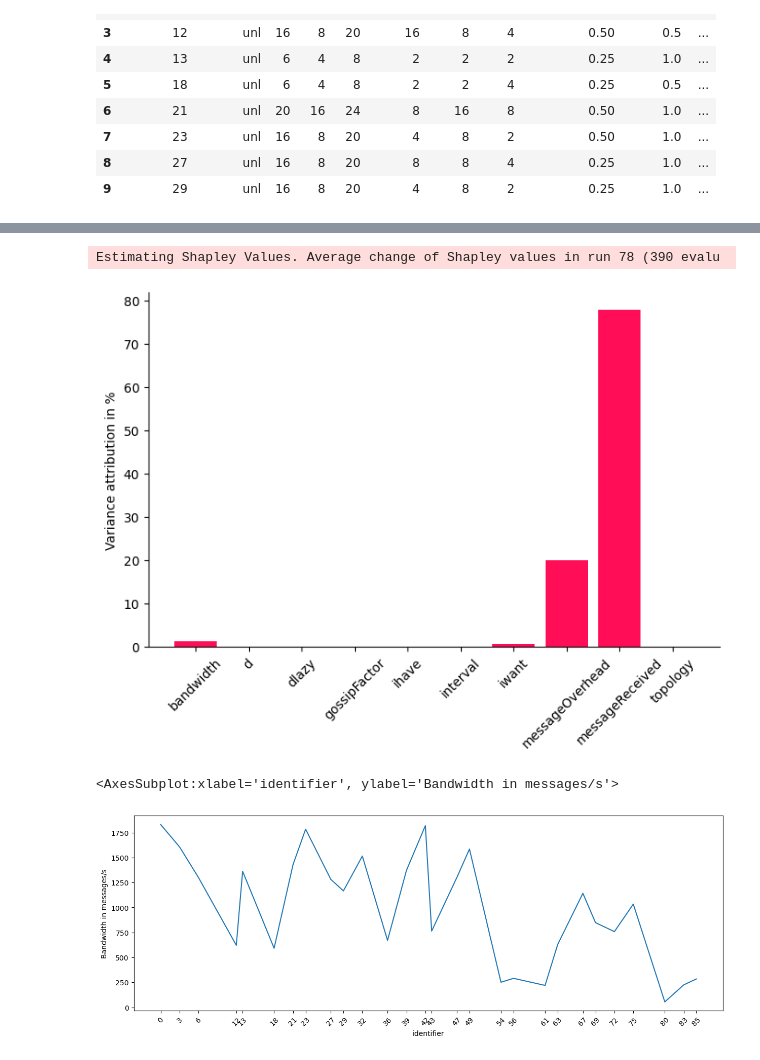
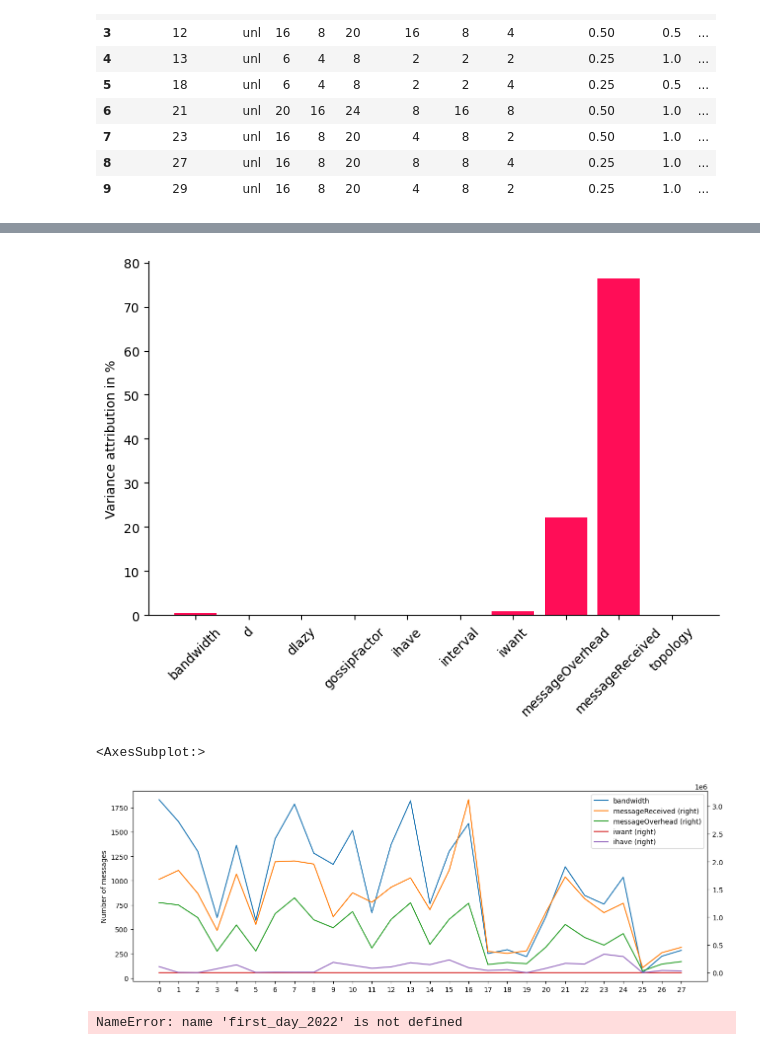
Before and after one commit to FlavScheidt/flexi-pipe, a Jupyter notebook: data/CausalAnalysis/Model1.ipynb, the cells around one changed output, grey strips where cells are left out. Saved outputs shown, nothing was run; the diff lists cells and outputs as text; code cells hidden in the pictures.

Commit message:
Comparison graphs for bandwidth

```diff
--- a/data/CausalAnalysis/Model1.ipynb
+++ b/data/CausalAnalysis/Model1.ipynb
@@ -177,7 +177,7 @@ df2.head(10)
 # %%
 # Merge events and measured data
 consolidated = df2.merge(events, on='identifier')
-consolidated = consolidated.set_index('identifier')
+# consolidated = consolidated.set_index('identifier')
 
 consolidated.head(100)
 # %% [output]
@@ -243,11 +241,22 @@ iccs = gcm.intrinsic_causal_influence(scm, target_node='bandwidth', num_samples_
 
 bar_plot(convert_to_percentage(iccs), ylabel='Variance attribution in %')
 # %% [output]
-Estimating Shapley Values. Average change of Shapley values in run 78 (390 evalu
-[figure, old version]
+[figure, new version]
 # %%
-consolidated['bandwidth'].plot(ylabel='Bandwidth in messages/s', figsize=(15,5), rot=45, xticks=consolidated.index)
-# plt.vlines(np.arange(0, consolidated.shape[0])[consolidated['messageReceived']], consolidated['bandwidth'].min(), consolidated['bandwidth'].max(), linewidth=10, alpha=0.3, color='r')
+fig, ax = plt.subplots(figsize=(15,5))
+
+ax = consolidated.plot(y='bandwidth', ylabel='Bandwidth in messages/s', rot=45, xticks=consolidated.index, ax=ax)
+consolidated.plot(y='messageReceived', ax=ax, secondary_y = True, ylabel='Number of messages')
+
+consolidated.plot(y = 'messageOverhead', ax=ax, secondary_y = True)
+consolidated.plot(y = 'iwant', ax=ax, secondary_y = True)
+consolidated.plot(y='ihave', ax=ax, secondary_y = True)
 # %% [output]
-<AxesSubplot:xlabel='identifier', ylabel='Bandwidth in messages/s'>
+<AxesSubplot:>
-[figure, old version]
+[figure, new version]
+# %%
+attributions = gcm.attribute_anomalies(scm, target_node='bandwidth', anomaly_samples=first_day_2022)
+
+bar_plot({k: v[0] for k, v in attributions.items()}, ylabel='Anomaly attribution score')
+# %% [output]
+NameError: name 'first_day_2022' is not defined
```
Also changed, not shown: parts of 2 cells of this notebook.
